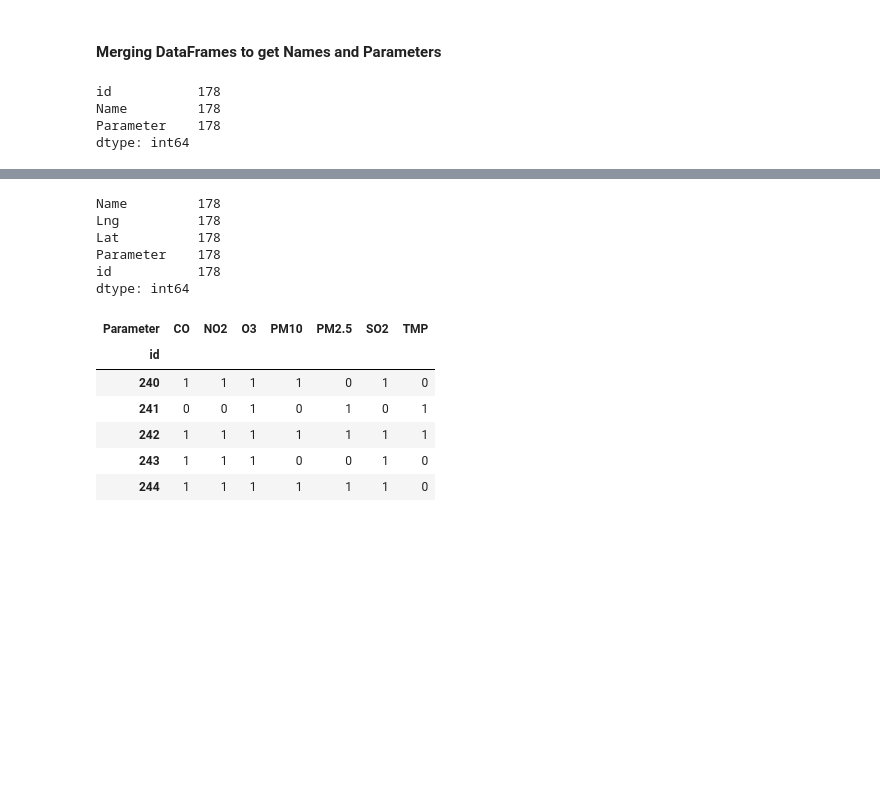
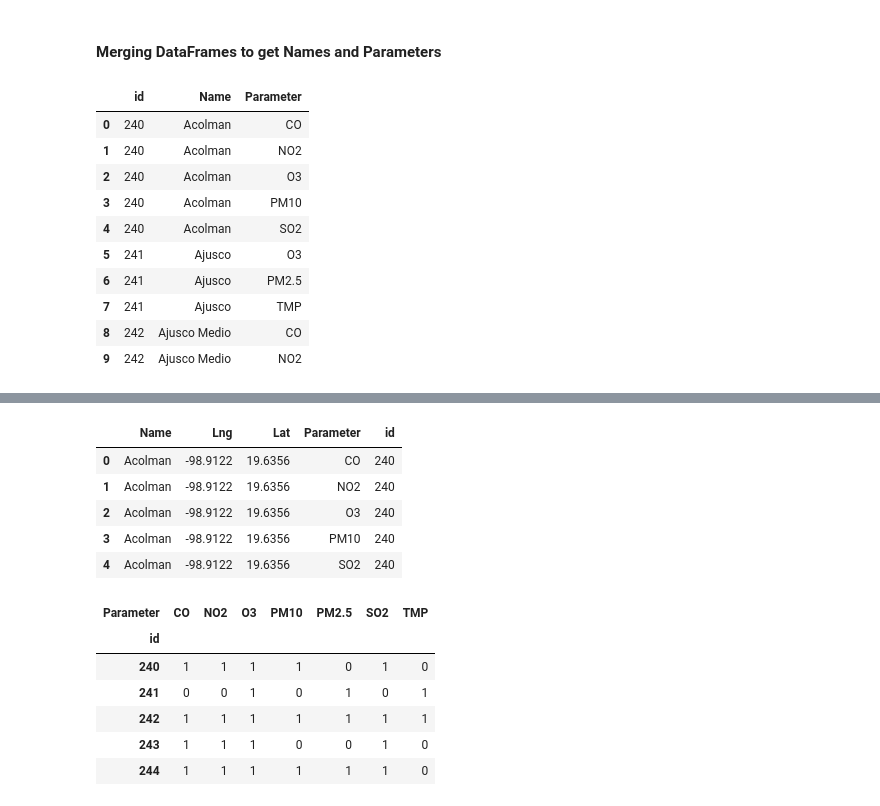
Before and after one commit to hekutoru-dev/BootCamp_Project1, a Jupyter notebook: API Datos Abiertos/APIEstaciones.ipynb, the cells around one changed output, grey strips where cells are left out. Cells and saved outputs as stored; diff of their text form; code cells hidden in the pictures; blank space fills up the shorter version.

```diff
--- a/API Datos Abiertos/APIEstaciones.ipynb
+++ b/API Datos Abiertos/APIEstaciones.ipynb
@@ -393,13 +381,20 @@ Remembering we have **id_names_df** as:
 #### Merging DataFrames to get Names and Parameters
 # %%
 merging_id_df = id_names_df.merge(stations_df_full)
-merging_id_df.head()
-merging_id_df.count()
+merging_id_df['id']=merging_id_df['id'].astype(int)
+merging_id_df.head(10)
 # %% [output]
-id           178
-Name         178
-Parameter    178
-dtype: int64
+|  | id | Name | Parameter |
+| 0 | 240 | Acolman | CO |
+| 1 | 240 | Acolman | NO2 |
+| 2 | 240 | Acolman | O3 |
+| 3 | 240 | Acolman | PM10 |
+| 4 | 240 | Acolman | SO2 |
+| 5 | 241 | Ajusco | O3 |
+| 6 | 241 | Ajusco | PM2.5 |
+| 7 | 241 | Ajusco | TMP |
+| 8 | 242 | Ajusco Medio | CO |
+| 9 | 242 | Ajusco Medio | NO2 |
 # %% [markdown]
 #### Merging to get Locations
 Remeber that **operating_stations_df** is like:<br>
@@ -407,18 +402,19 @@ Remeber that **operating_stations_df** is like:<br>
 
 <img src="Images/operating_stations_df.png" alt="Active Stations DF" title="Active Stations DF" />
 # %%
+
 # Create new DF with Nombre, Lat, Lng, Parametro, id
 merging_names_df = merging_id_df.merge(operating_stations_df)
+#merging_names_df
 merging_names_df = merging_names_df[['Name', 'Lng', 'Lat','Parameter', 'id']]
 merging_names_df.head()
-merging_names_df.count()
 # %% [output]
-Name         178
-Lng          178
-Lat          178
-Parameter    178
-id           178
-dtype: int64
+|  | Name | Lng | Lat | Parameter | id |
+| 0 | Acolman | -98.9122 | 19.6356 | CO | 240 |
+| 1 | Acolman | -98.9122 | 19.6356 | NO2 | 240 |
+| 2 | Acolman | -98.9122 | 19.6356 | O3 | 240 |
+| 3 | Acolman | -98.9122 | 19.6356 | PM10 | 240 |
+| 4 | Acolman | -98.9122 | 19.6356 | SO2 | 240 |
 # %%
 # Set id as an index and Parameters as columns.
 id_df = pd.crosstab(merging_names_df['id'], merging_names_df['Parameter'].fillna('n/a'))
```
Also changed, not shown: parts of 7 cells of this notebook, 1 other file.
